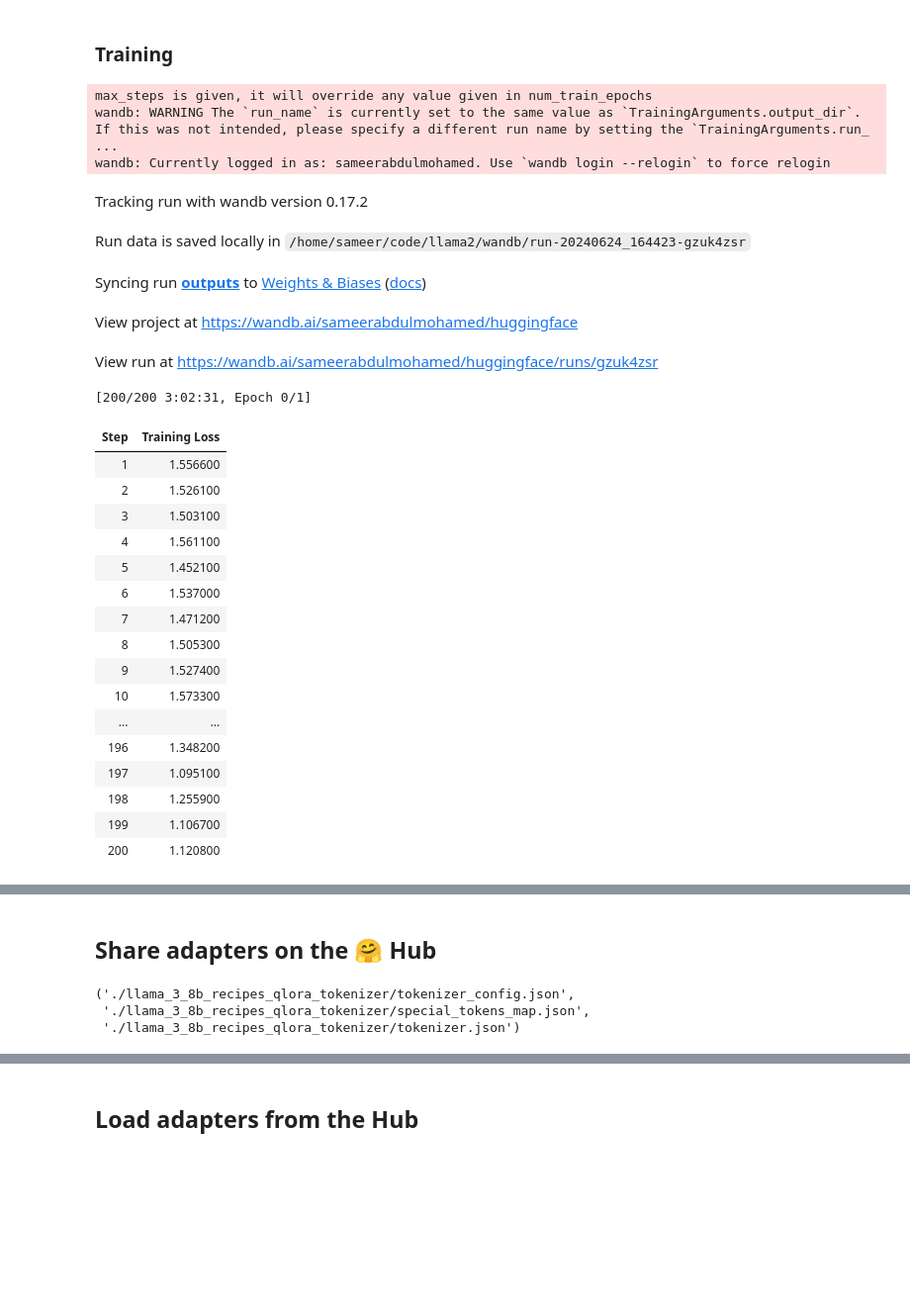
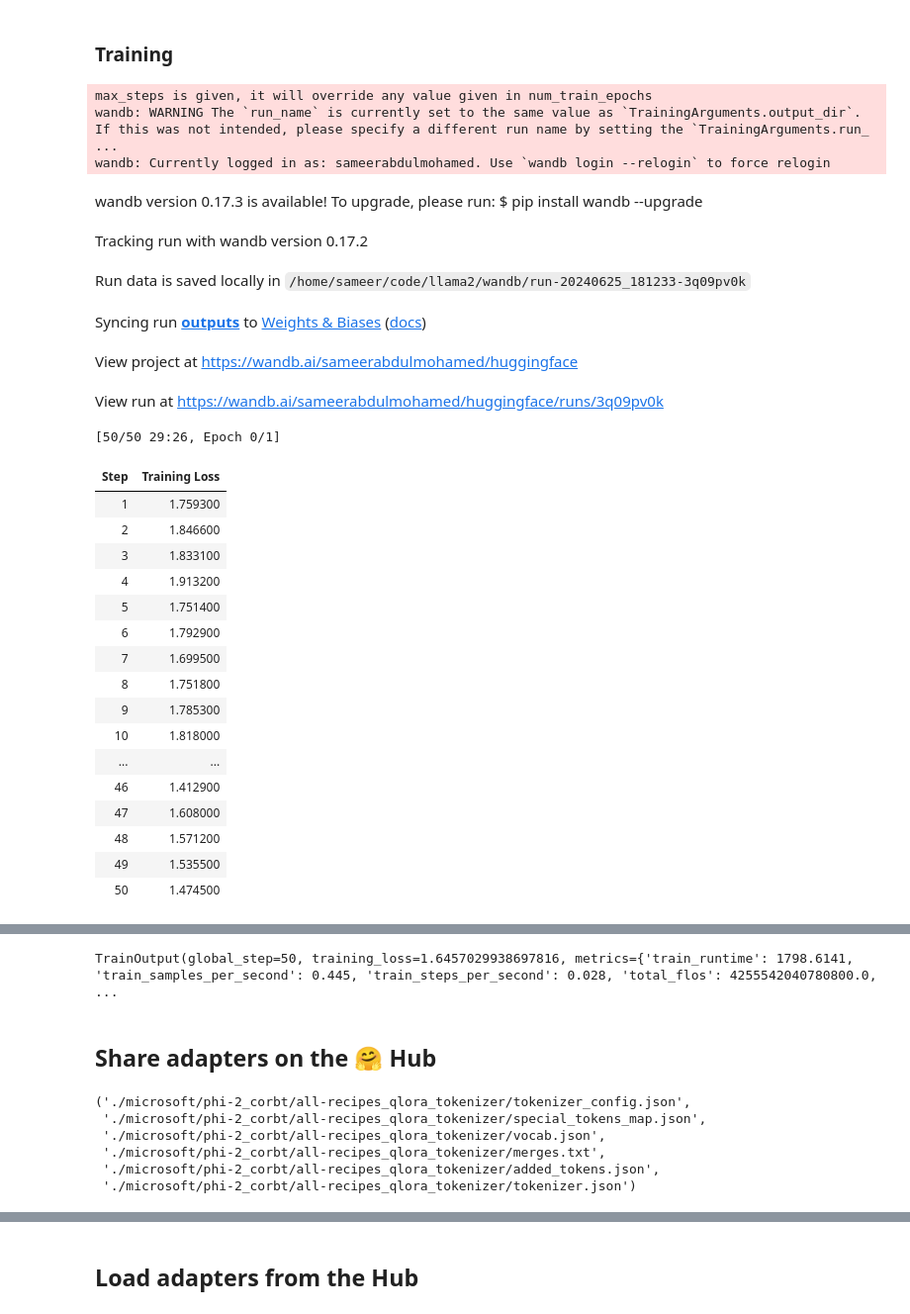
Before and after one commit to SameerAMohamed/qloras, a Jupyter notebook: llama3-LoRA.ipynb, the cells around one changed output, grey strips where cells are left out. Shown: that part at 99% size. Saved outputs shown, nothing was run; the diff lists cells and outputs as text; code cells hidden in the pictures; blank space fills up the shorter version.

```diff
--- a/llama3-LoRA.ipynb
+++ b/llama3-LoRA.ipynb
@@ -23,13 +23,15 @@ import torch.nn as nn
 import bitsandbytes as bnb
 from transformers import AutoTokenizer, AutoConfig, AutoModelForCausalLM
 
+
+model_hface_tag = "microsoft/phi-2"
 model = AutoModelForCausalLM.from_pretrained(
-    "meta-llama/Meta-Llama-3-8B",
+    model_hface_tag,
     load_in_4bit=True,
     device_map='auto',
 )
 
-tokenizer = AutoTokenizer.from_pretrained("meta-llama/Meta-Llama-3-8B")
+tokenizer = AutoTokenizer.from_pretrained(model_hface_tag)
 tokenizer.pad_token = tokenizer.eos_token
 # %% [output]
 The `load_in_4bit` and `load_in_8bit` arguments are deprecated and will be removed in the future versions. Please, pass a `BitsAndBytesConfig` object in `quantization_config` argument instead.
@@ -86,7 +88,8 @@ trainable params: 3407872 || all params: 4544008192 || trainable%: 0.07499704789
 # %%
 import transformers
 from datasets import load_dataset
-data = load_dataset("corbt/all-recipes")
+dataset_hface_tag = "corbt/all-recipes"
+data = load_dataset(dataset_hface_tag)
 # %%
 def merge_columns(example):
     example["prediction"] = "This is an example of a recipe: \n\n" + example["input"]
@@ -133,47 +145,49 @@ This recipe is the best because it’s easy. It’s easy because it’s simple.
 # %% [markdown]
 ### Training
 # %%
+%%time
 trainer = transformers.Trainer(
     model=model,
     train_dataset=data['train'],
     args=transformers.TrainingArguments(
         per_device_train_batch_size=4,
         gradient_accumulation_steps=4,
-        warmup_steps=100,
-        max_steps=100,
+        warmup_steps=10,
+        max_steps=50,
         learning_rate=2e-4,
         fp16=True,
         logging_steps=1,
         output_dir='outputs'
     ),
     data_collator=transformers.DataCollatorForLanguageModeling(tokenizer, mlm=False)
 )
 model.config.use_cache = False  # silence the warnings. Please re-enable for inference!
 trainer.train()
 # %% [output]
 max_steps is given, it will override any value given in num_train_epochs
 wandb: WARNING The `run_name` is currently set to the same value as `TrainingArguments.output_dir`. If this was not intended, please specify a different run name by setting the `TrainingArguments.run_ ...
 wandb: Currently logged in as: sameerabdulmohamed. Use `wandb login --relogin` to force relogin
-Tracking run with wandb version 0.17.2
+wandb version 0.17.3 is available! To upgrade, please run: $ pip install wandb --upgrade
-Run data is saved locally in /home/sameer/code/llama2/wandb/run-20240624_164423-gzuk4zsr
+Tracking run with wandb version 0.17.2
-Syncing run outputs to Weights & Biases (docs)
+Run data is saved locally in /home/sameer/code/llama2/wandb/run-20240625_181233-3q09pv0k
-View project at https://wandb.ai/sameerabdulmohamed/huggingface
+Syncing run outputs to Weights & Biases (docs)
-View run at https://wandb.ai/sameerabdulmohamed/huggingface/runs/gzuk4zsr
+View project at https://wandb.ai/sameerabdulmohamed/huggingface
+View run at https://wandb.ai/sameerabdulmohamed/huggingface/runs/3q09pv0k
-[200/200 3:02:31, Epoch 0/1]
+[50/50 29:26, Epoch 0/1]
 | Step | Training Loss |
-| 1 | 1.556600 |
-| 2 | 1.526100 |
-| 3 | 1.503100 |
-| 4 | 1.561100 |
-| 5 | 1.452100 |
-| 6 | 1.537000 |
-| 7 | 1.471200 |
-| 8 | 1.505300 |
-| 9 | 1.527400 |
-| 10 | 1.573300 |
+| 1 | 1.759300 |
+| 2 | 1.846600 |
+| 3 | 1.833100 |
+| 4 | 1.913200 |
+| 5 | 1.751400 |
+| 6 | 1.792900 |
+| 7 | 1.699500 |
+| 8 | 1.751800 |
+| 9 | 1.785300 |
+| 10 | 1.818000 |
 | ... | ... |
-| 196 | 1.348200 |
-| 197 | 1.095100 |
-| 198 | 1.255900 |
-| 199 | 1.106700 |
-| 200 | 1.120800 |
+| 46 | 1.412900 |
+| 47 | 1.608000 |
+| 48 | 1.571200 |
+| 49 | 1.535500 |
+| 50 | 1.474500 |
@@ -181,9 +196,10 @@ TrainOutput(global_step=200, training_loss=1.2903247690200805, metrics={'train_r
+TrainOutput(global_step=50, training_loss=1.6457029938697816, metrics={'train_runtime': 1798.6141, 'train_samples_per_second': 0.445, 'train_steps_per_second': 0.028, 'total_flos': 4255542040780800.0, ...
 # %% [markdown]
 ## Share adapters on the 🤗 Hub
 # %%
 # Saving the model
-model_save_path = './llama_3_8b_recipes_qlora'
-tokenizer_save_path = './llama_3_8b_recipes_qlora_tokenizer'
+model_save_path = './'+ model_hface_tag + '_' + dataset_hface_tag + '_recipes_qlora'
+tokenizer_save_path = './'+ model_hface_tag + '_' + dataset_hface_tag + '_qlora_tokenizer'
 trainer.save_model(model_save_path)
 
 # If you want to save the entire model including the configuration, use this method:
@@ -192,9 +208,12 @@ model.save_pretrained(model_save_path)
 # Saving the tokenizer associated with the model
 tokenizer.save_pretrained(tokenizer_save_path)
 # %% [output]
-('./llama_3_8b_recipes_qlora_tokenizer/tokenizer_config.json',
- './llama_3_8b_recipes_qlora_tokenizer/special_tokens_map.json',
- './llama_3_8b_recipes_qlora_tokenizer/tokenizer.json')
+('./microsoft/phi-2_corbt/all-recipes_qlora_tokenizer/tokenizer_config.json',
+ './microsoft/phi-2_corbt/all-recipes_qlora_tokenizer/special_tokens_map.json',
+ './microsoft/phi-2_corbt/all-recipes_qlora_tokenizer/vocab.json',
+ './microsoft/phi-2_corbt/all-recipes_qlora_tokenizer/merges.txt',
+ './microsoft/phi-2_corbt/all-recipes_qlora_tokenizer/added_tokens.json',
+ './microsoft/phi-2_corbt/all-recipes_qlora_tokenizer/tokenizer.json')
 # %%
 # Load the model
 model = AutoModelForCausalLM.from_pretrained(model_save_path)
```
Also changed, not shown: parts of 9 cells of this notebook, 1 other file.
